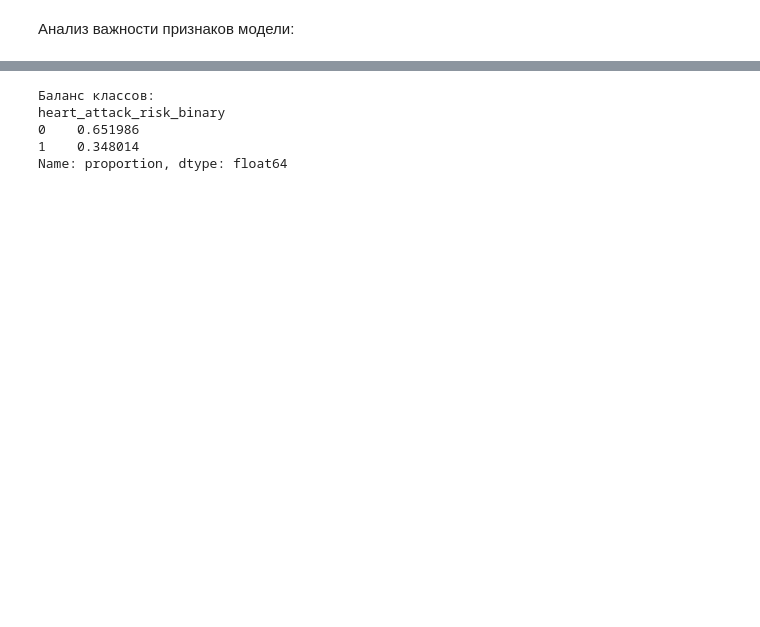
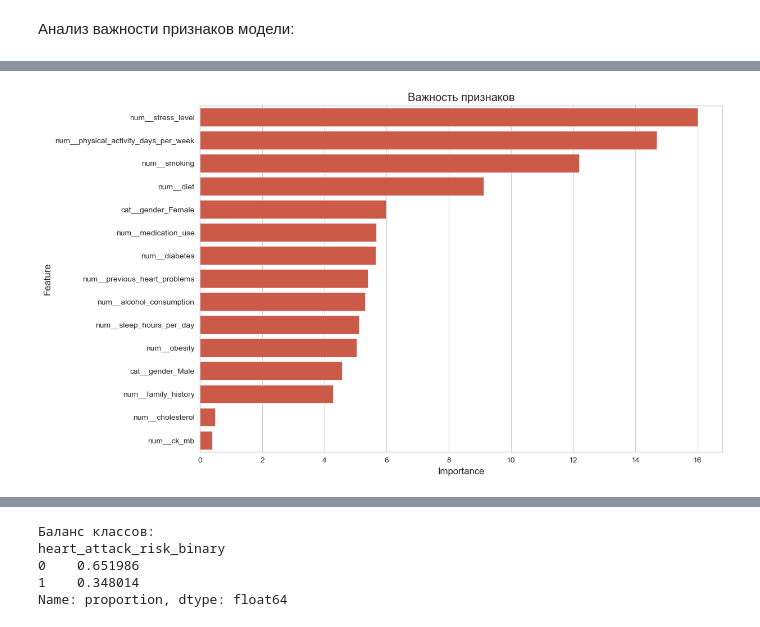
Before and after one commit to Andrey-DenisenkoDS/project-for-predicting-the-risk-of-a-heart-attack-from-Workshop-1, a Jupyter notebook: Workshop_one6.ipynb, the cells around one changed output, grey strips where cells are left out. Cells and saved outputs as stored; diff of their text form; code cells hidden in the pictures; blank space fills up the shorter version.

```diff
--- a/Workshop_one5.ipynb
+++ b/Workshop_one6.ipynb
@@ -3115,0 +3222,83 @@ Name: proportion, dtype: float64
+# %%
+import pandas as pd
+import numpy as np
+import joblib
+from sklearn.metrics import (
+    classification_report,
+    f1_score,
+    accuracy_score,
+    roc_auc_score,
+    confusion_matrix
+)
+import matplotlib.pyplot as plt
+import seaborn as sns
+
+# Загружаем сохраненную модель
+pipeline = joblib.load('catboost_best_model.pkl')
+
+# Получаем компоненты пайплайна
+try:
+    # Используем правильное имя шага 'model'
+    final_model = pipeline.named_steps['model']
+    preprocessor = pipeline.named_steps['preprocessor']
+
+    # Проверяем наличие селектора признаков
+    if 'selector' in pipeline.named_steps:
+        selector = pipeline.named_steps['selector']
+        # Получаем выбранные признаки через селектор
+        all_features = preprocessor.get_feature_names_out()
+        selected_features = np.array(all_features)[selector.get_support()]
+    else:
+        # Если селектора нет, используем все признаки
+        selected_features = preprocessor.get_feature_names_out()
+
+    # Получаем важность признаков
+    feature_importances = final_model.get_feature_importance()  # Для CatBoost
+
+    # Создаем DataFrame для анализа
+    importance_df = pd.DataFrame({
+        'Feature': selected_features,
+        'Importance': feature_importances
+    }).sort_values(by='Importance', ascending=False)
+
+    print("\nТоп-10 наиболее важных признаков:")
+    print(importance_df.head(10))
+
+    # Визуализация важности признаков
+    plt.figure(figsize=(12, 8))
+    sns.barplot(x='Importance', y='Feature', data=importance_df.head(15))
+    plt.title('Важность признаков')
+    plt.show()
+
+    # Оценка качества модели
+    # Убедитесь, что X_test и y_test определены
+    y_pred = pipeline.predict(X_test)
+    y_pred_proba = pipeline.predict_proba(X_test)[:, 1]  # Получаем вероятности класса 1
+
+    # Преобразуем вероятности в pandas Series для использования describe()
+    proba_series = pd.Series(y_pred_proba)
+
+    # Метрики качества
+    accuracy = accuracy_score(y_test, y_pred)
+    f1 = f1_score(y_test, y_pred)
+    roc_auc = roc_auc_score(y_test, y_pred_proba)
+
+    print(f"\nТочность: {accuracy:.4f}")
+    print(f"F1-score: {f1:.4f}")
+    print(f"ROC AUC: {roc_auc:.4f}")
+    print("\nОтчет по классификации:")
+    print(classification_report(y_test, y_pred))
+
+    # Распределение предсказанных вероятностей
+    print("\nРаспределение предсказанных вероятностей:")
+    print(proba_series.describe())
+
+    # Проверка на несбалансированность
+    print("\nРаспределение классов в тестовой выборке:")
+    print(y_test.value_counts(normalize=True))
+
+except KeyError as ke:
+    print(f"Ошибка доступа к шагу пайплайна: {ke}")
+except Exception as e:
+    print(f"Произошла ошибка: {str(e)}")
+# %% [output]
@@ -3115,0 +3317 @@ Name: proportion, dtype: float64
+[figure, added]
```
Also changed, not shown: parts of 67 cells of this notebook, 4 other files.
